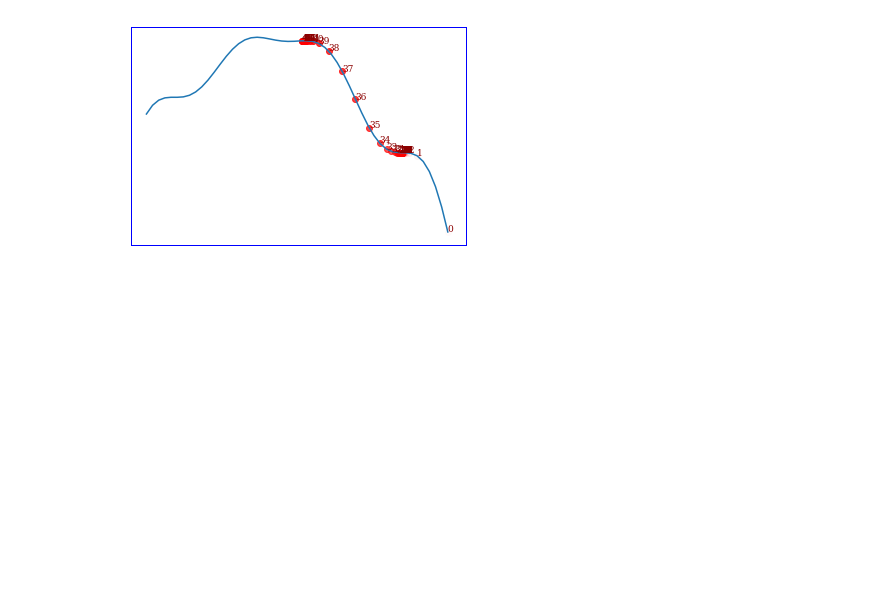
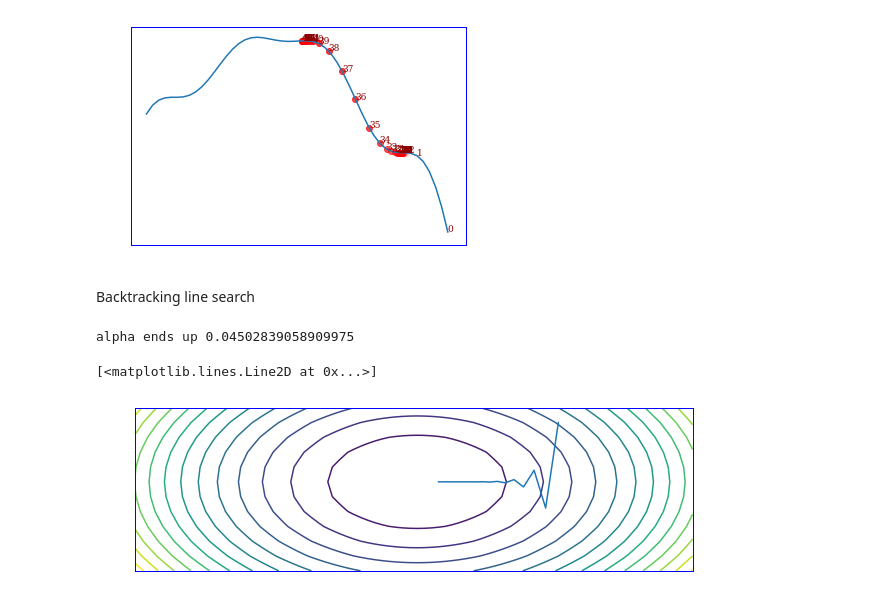
Before and after one commit to RyotaBannai/Data_Science, a Jupyter notebook: Coordinate search descent.ipynb, the cells around one changed output. Saved outputs shown, nothing was run; the diff lists cells and outputs as text; code cells hidden in the pictures; blank space fills up the shorter version.

Commit message:
implement backtracking line search

```diff
--- a/Coordinate search descent.ipynb
+++ b/Coordinate search descent.ipynb
@@ -331,11 +331,12 @@ x = np.arange(-10., 10., delta)
 y = np.arange(-1.5, 1.5, delta)
 X, Y = np.meshgrid(x, y)
 Z = lambda x1, x2: x1**2 + 16*(x2**2)
+Z_ = Z(X, Y)
 ##
 levels = np.arange(-Z_.min(),Z_.max(),10)
 fig, ax = plt.subplots(figsize=(10, 3))
 normalize=matplotlib.colors.Normalize(vmin=None, vmax=None, clip=False)
-ax.contour(X, Y, Z(X, Y), norm=normalize, levels=levels)
+ax.contour(X, Y, Z_, norm=normalize, levels=levels)
 #
 alpha = .06
 max_its = 20
@@ -438,3 +439,5 @@ for x, y, a, i in zip(x_hist, yy, alpha, np.arange(Nit).tolist()):
     plt.text(x[0],y[0]+.03, i, fontdict=font)
 # %% [output]
 [figure]
+# %% [markdown]
+Backtracking line search
@@ -440,0 +479,23 @@ for x, y, a, i in zip(x_hist, yy, alpha, np.arange(Nit).tolist()):
+# %%
+delta = 0.25
+x = np.arange(-10., 10., delta)
+y = np.arange(-1.5, 1.5, delta)
+X, Y = np.meshgrid(x, y)
+Z = lambda x1, x2: x1**2 + 16*(x2**2)
+##
+levels = np.arange(-Z_.min(),Z_.max(),10)
+fig, ax = plt.subplots(figsize=(10, 3))
+normalize=matplotlib.colors.Normalize(vmin=None, vmax=None, clip=False)
+ax.contour(X, Y, Z(X, Y), norm=normalize, levels=levels)
+#
+alpha = .3
+max_its = 20
+x = np.array([5., 1.])
+# backtracking line search
+x_hist, cost_hist = descent_gradient_bls(Z, alpha, max_its, x)
+x_hist = np.array(x_hist)
+plt.plot(x_hist[:,0], x_hist[:,1])
+# %% [output]
+alpha ends up 0.04502839058909975
+[<matplotlib.lines.Line2D at 0x...>]
+[figure, added]
```
Also changed, not shown: parts of 1 cell of this notebook, 1 other file.
